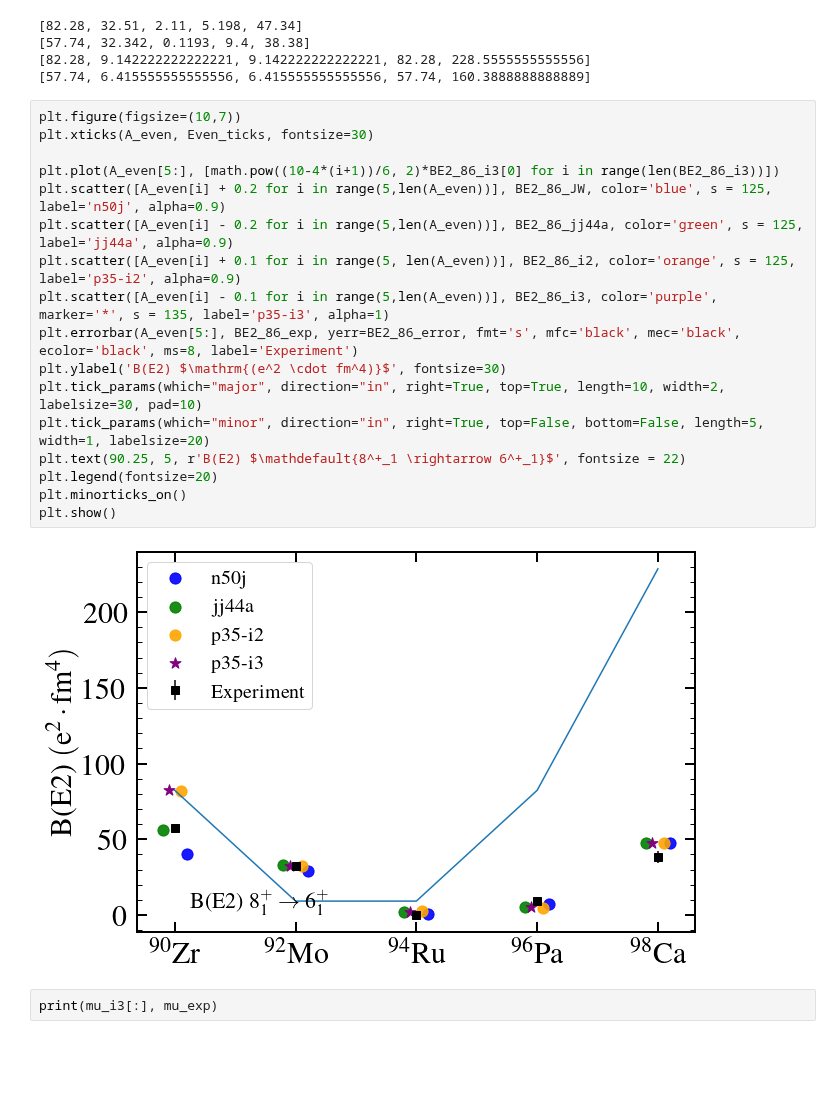
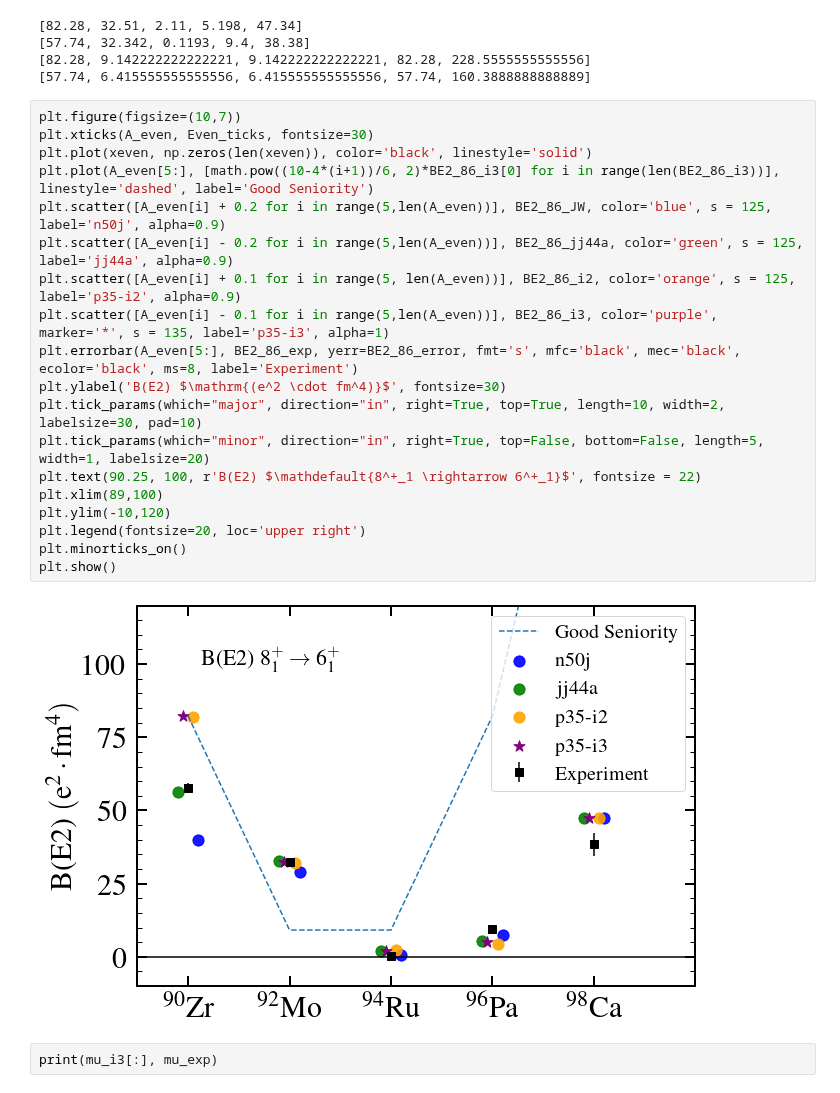
Before and after one commit to JordanPurcell/Research, a Jupyter notebook: plots/EM_properties.ipynb, the cells around one changed output. Saved outputs shown, nothing was run; the diff lists cells and outputs as text; blank space fills up the shorter version.

Commit message:
New Plot
Now with seniority!

```diff
--- a/plots/EM_properties.ipynb
+++ b/plots/EM_properties.ipynb
@@ -546,22 +550,24 @@ print([math.pow((10-4*(i+1))/6, 2)*BE2_86_exp[0] for i in range(len(BE2_86_i3))]
 # %%
 plt.figure(figsize=(10,7))
 plt.xticks(A_even, Even_ticks, fontsize=30)
-
-plt.plot(A_even[5:], [math.pow((10-4*(i+1))/6, 2)*BE2_86_i3[0] for i in range(len(BE2_86_i3))])
+plt.plot(xeven, np.zeros(len(xeven)), color='black', linestyle='solid')
+plt.plot(A_even[5:], [math.pow((10-4*(i+1))/6, 2)*BE2_86_i3[0] for i in range(len(BE2_86_i3))], linestyle='dashed', label='Good Seniority')
 plt.scatter([A_even[i] + 0.2 for i in range(5,len(A_even))], BE2_86_JW, color='blue', s = 125, label='n50j', alpha=0.9)
 plt.scatter([A_even[i] - 0.2 for i in range(5,len(A_even))], BE2_86_jj44a, color='green', s = 125, label='jj44a', alpha=0.9)
 plt.scatter([A_even[i] + 0.1 for i in range(5, len(A_even))], BE2_86_i2, color='orange', s = 125, label='p35-i2', alpha=0.9)
 plt.scatter([A_even[i] - 0.1 for i in range(5,len(A_even))], BE2_86_i3, color='purple', marker='*', s = 135, label='p35-i3', alpha=1)
 plt.errorbar(A_even[5:], BE2_86_exp, yerr=BE2_86_error, fmt='s', mfc='black', mec='black', ecolor='black', ms=8, label='Experiment')
 plt.ylabel('B(E2) $\mathrm{(e^2 \cdot fm^4)}$', fontsize=30)
 plt.tick_params(which="major", direction="in", right=True, top=True, length=10, width=2, labelsize=30, pad=10)
 plt.tick_params(which="minor", direction="in", right=True, top=False, bottom=False, length=5, width=1, labelsize=20)
-plt.text(90.25, 5, r'B(E2) $\mathdefault{8^+_1 \rightarrow 6^+_1}$', fontsize = 22)
-plt.legend(fontsize=20)
+plt.text(90.25, 100, r'B(E2) $\mathdefault{8^+_1 \rightarrow 6^+_1}$', fontsize = 22)
+plt.xlim(89,100)
+plt.ylim(-10,120)
+plt.legend(fontsize=20, loc='upper right')
 plt.minorticks_on()
 plt.show()
 # %% [output]
-[figure, old version]
+[figure, new version]
 # %%
 print(mu_i3[:], mu_exp)
 # %% [output]
```
Also changed, not shown: parts of 3 cells of this notebook, 2 other files.
